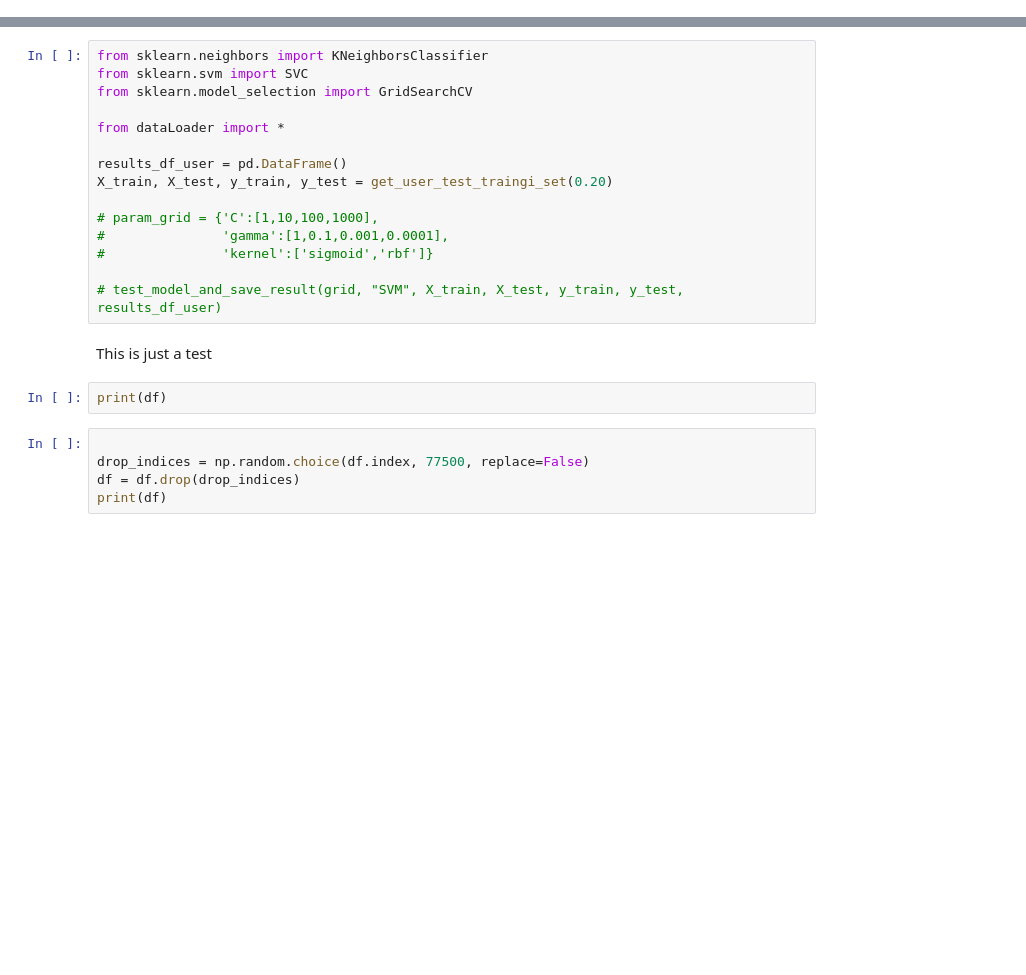
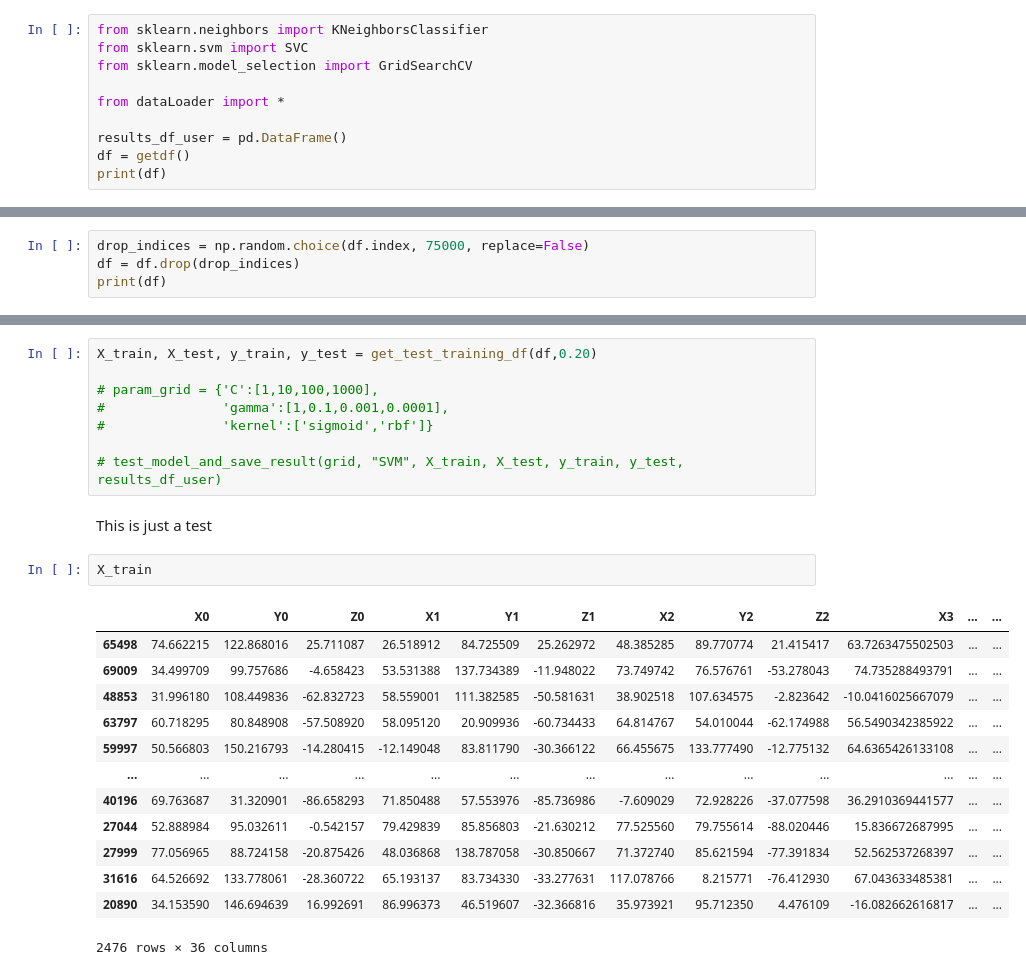
Before and after one commit to cuberhaus/MD2, a Jupyter notebook: src/SVM.ipynb, the cells around one changed output, grey strips where cells are left out. Saved outputs shown, nothing was run; the diff lists cells and outputs as text; blank space fills up the shorter version.

```diff
--- a/src/SVM.ipynb
+++ b/src/SVM.ipynb
@@ -0,0 +1,10 @@
+# %%
+from sklearn.neighbors import KNeighborsClassifier
+from sklearn.svm import SVC
+from sklearn.model_selection import GridSearchCV
+
+from dataLoader import *
+
+results_df_user = pd.DataFrame()
+df = getdf()
+print(df)
@@ -0,0 +29,4 @@
+# %%
+drop_indices = np.random.choice(df.index, 75000, replace=False)
+df = df.drop(drop_indices)
+print(df)
@@ -1,12 +51,5 @@
 # %%
-from sklearn.neighbors import KNeighborsClassifier
-from sklearn.svm import SVC
-from sklearn.model_selection import GridSearchCV
-
-from dataLoader import *
-
-results_df_user = pd.DataFrame()
-X_train, X_test, y_train, y_test = get_user_test_traingi_set(0.20)
+X_train, X_test, y_train, y_test = get_test_training_df(df,0.20)
 
 # param_grid = {'C':[1,10,100,1000],
 #               'gamma':[1,0.1,0.001,0.0001],
@@ -15,10 +58,19 @@ X_train, X_test, y_train, y_test = get_user_test_traingi_set(0.20)
 # test_model_and_save_result(grid, "SVM", X_train, X_test, y_train, y_test, results_df_user)
 # %% [markdown]
 This is just a test
-# %%
-print(df)
-# %%
-
-drop_indices = np.random.choice(df.index, 77500, replace=False)
-df = df.drop(drop_indices)
-print(df)
+# %%
+X_train
+# %% [output]
+|  | X0 | Y0 | Z0 | X1 | Y1 | Z1 | X2 | Y2 | Z2 | X3 | ... | ... |
+| 65498 | 74.662215 | 122.868016 | 25.711087 | 26.518912 | 84.725509 | 25.262972 | 48.385285 | 89.770774 | 21.415417 | 63.7263475502503 | ... | ... |
+| 69009 | 34.499709 | 99.757686 | -4.658423 | 53.531388 | 137.734389 | -11.948022 | 73.749742 | 76.576761 | -53.278043 | 74.735288493791 | ... | ... |
+| 48853 | 31.996180 | 108.449836 | -62.832723 | 58.559001 | 111.382585 | -50.581631 | 38.902518 | 107.634575 | -2.823642 | -10.0416025667079 | ... | ... |
+| 63797 | 60.718295 | 80.848908 | -57.508920 | 58.095120 | 20.909936 | -60.734433 | 64.814767 | 54.010044 | -62.174988 | 56.5490342385922 | ... | ... |
+| 59997 | 50.566803 | 150.216793 | -14.280415 | -12.149048 | 83.811790 | -30.366122 | 66.455675 | 133.777490 | -12.775132 | 64.6365426133108 | ... | ... |
+| ... | ... | ... | ... | ... | ... | ... | ... | ... | ... | ... | ... | ... |
+| 40196 | 69.763687 | 31.320901 | -86.658293 | 71.850488 | 57.553976 | -85.736986 | -7.609029 | 72.928226 | -37.077598 | 36.2910369441577 | ... | ... |
+| 27044 | 52.888984 | 95.032611 | -0.542157 | 79.429839 | 85.856803 | -21.630212 | 77.525560 | 79.755614 | -88.020446 | 15.836672687995 | ... | ... |
+| 27999 | 77.056965 | 88.724158 | -20.875426 | 48.036868 | 138.787058 | -30.850667 | 71.372740 | 85.621594 | -77.391834 | 52.562537268397 | ... | ... |
+| 31616 | 64.526692 | 133.778061 | -28.360722 | 65.193137 | 83.734330 | -33.277631 | 117.078766 | 8.215771 | -76.412930 | 67.043633485381 | ... | ... |
+| 20890 | 34.153590 | 146.694639 | 16.992691 | 86.996373 | 46.519607 | -32.366816 | 35.973921 | 95.712350 | 4.476109 | -16.082662616817 | ... | ... |
+2476 rows × 36 columns
```
Also changed, not shown: parts of 5 cells of this notebook, 1 other file.
